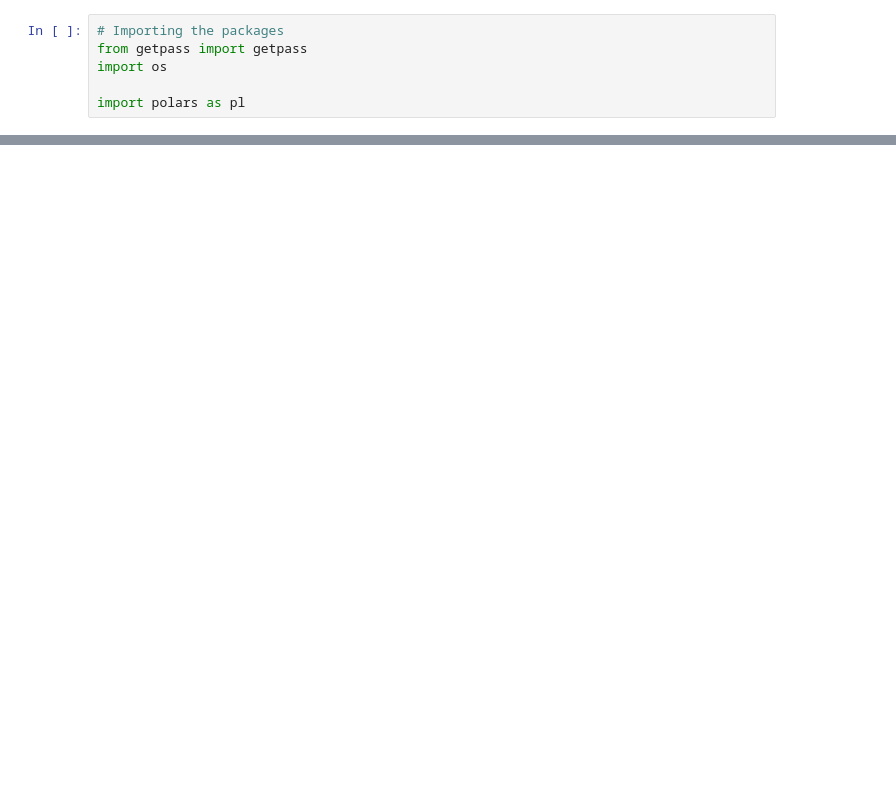
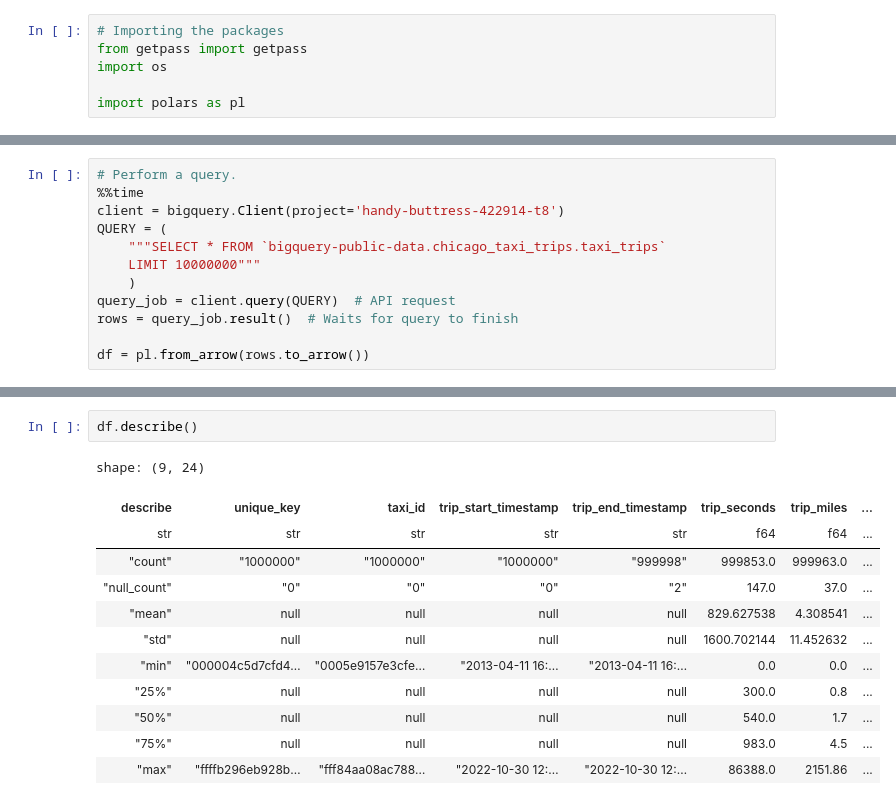
Before and after one commit to gox6/colab-demos, a Jupyter notebook: wip/polars-a-modern-dataframe-library.ipynb, the cells around one changed output, grey strips where cells are left out. Saved outputs shown, nothing was run; the diff lists cells and outputs as text; blank space fills up the shorter version.

Commit message:
added Chicago taxi trips via BG

```diff
--- a/wip/polars-a-modern-dataframe-library.ipynb
+++ b/wip/polars-a-modern-dataframe-library.ipynb
@@ -68,0 +97,12 @@ Non Colab runtime
+# %%
+# Perform a query.
+%%time
+client = bigquery.Client(project='handy-buttress-422914-t8')
+QUERY = (
+    """SELECT * FROM `bigquery-public-data.chicago_taxi_trips.taxi_trips`
+    LIMIT 10000000"""
+    )
+query_job = client.query(QUERY)  # API request
+rows = query_job.result()  # Waits for query to finish
+
+df = pl.from_arrow(rows.to_arrow())
@@ -68,0 +112,15 @@ Non Colab runtime
+# %%
+df.describe()
+# %% [output]
+shape: (9, 24)
+| describe | unique_key | taxi_id | trip_start_timestamp | trip_end_timestamp | trip_seconds | trip_miles | ... |
+| str | str | str | str | str | f64 | f64 | ... |
+| "count" | "1000000" | "1000000" | "1000000" | "999998" | 999853.0 | 999963.0 | ... |
+| "null_count" | "0" | "0" | "0" | "2" | 147.0 | 37.0 | ... |
+| "mean" | null | null | null | null | 829.627538 | 4.308541 | ... |
+| "std" | null | null | null | null | 1600.702144 | 11.452632 | ... |
+| "min" | "000004c5d7cfd4… | "0005e9157e3cfe… | "2013-04-11 16:… | "2013-04-11 16:… | 0.0 | 0.0 | ... |
+| "25%" | null | null | null | null | 300.0 | 0.8 | ... |
+| "50%" | null | null | null | null | 540.0 | 1.7 | ... |
+| "75%" | null | null | null | null | 983.0 | 4.5 | ... |
+| "max" | "ffffb296eb928b… | "fff84aa08ac788… | "2022-10-30 12:… | "2022-10-30 12:… | 86388.0 | 2151.86 | ... |
```
Also changed, not shown: parts of 9 cells of this notebook.
